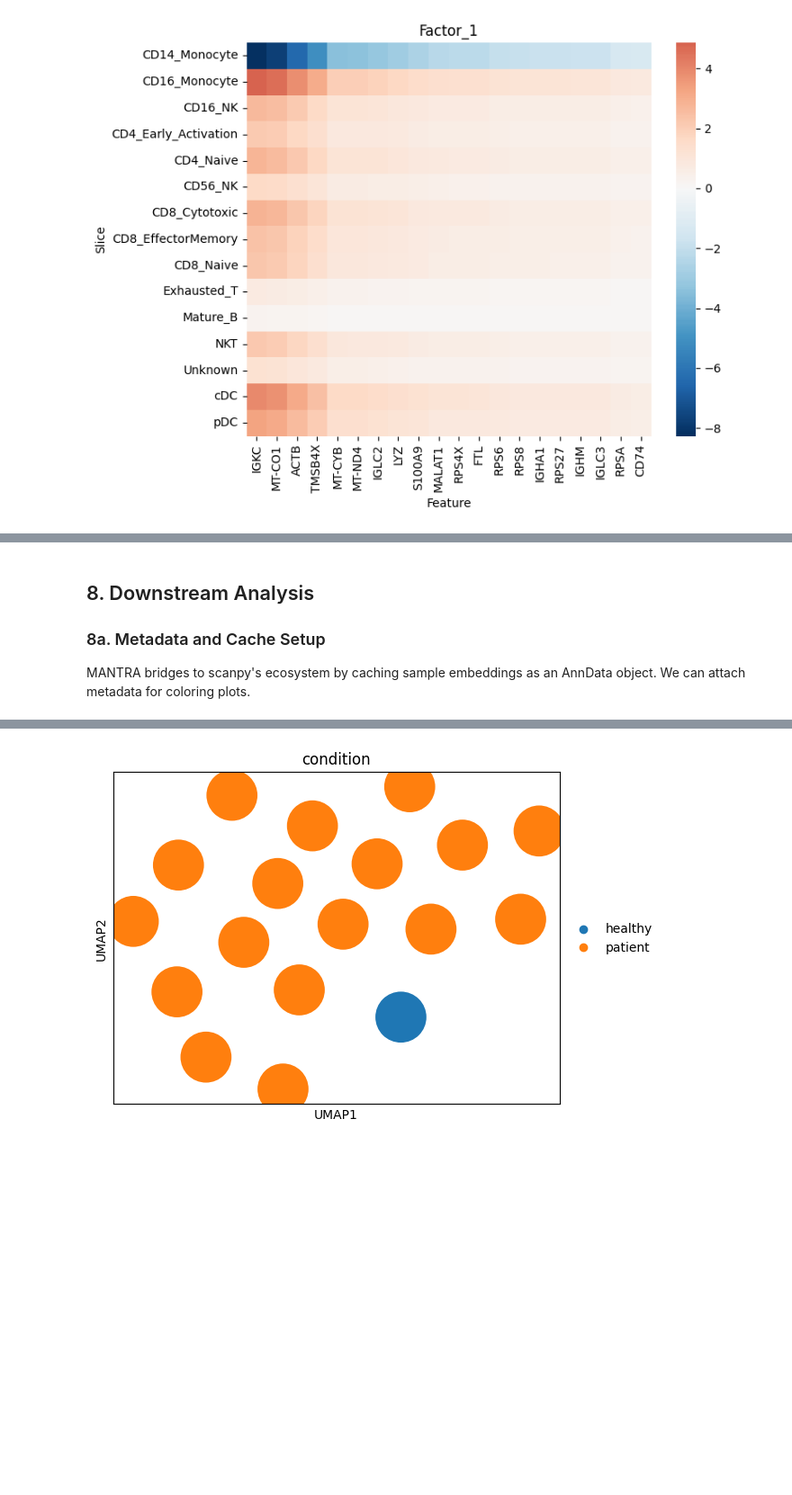
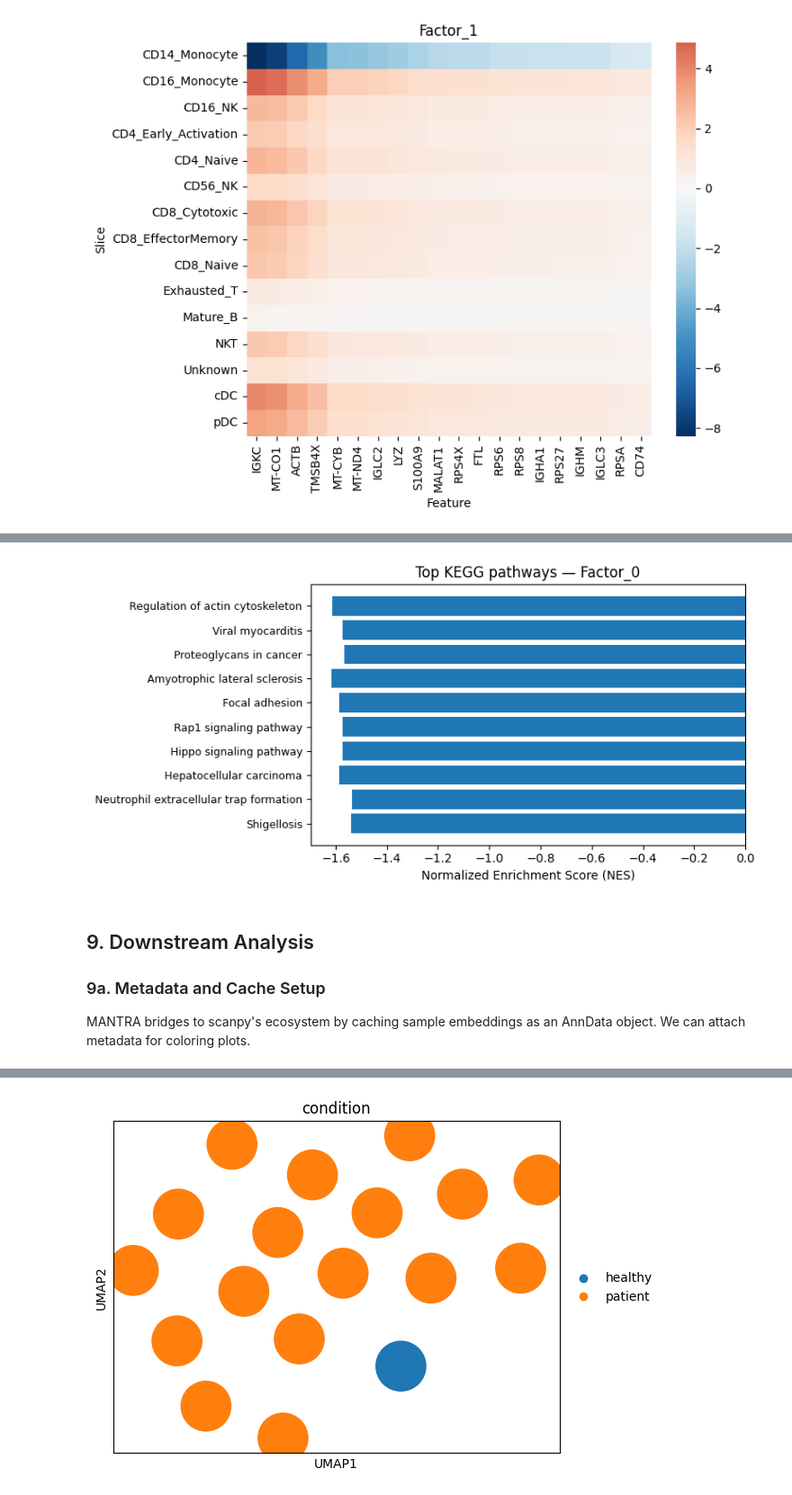
Before and after one commit to MLO-lab/MANTRA, a Jupyter notebook: tutorials/02_single_cell_rna.ipynb, the cells around one changed output, grey strips where cells are left out. Shown at 90% size. Drawn from its saved outputs; the diff is of its cells as text; code cells hidden in the pictures; blank space fills up the shorter version.

Commit message:
add gsea to notebook

```diff
--- a/tutorials/02_single_cell_rna.ipynb
+++ b/tutorials/02_single_cell_rna.ipynb
@@ -259,0 +290,12 @@ plt.show()
+# %%
+# Show top enriched pathways for the first factor
+first_factor = list(gsea_results.keys())[0]
+res_df = gsea_results[first_factor].copy()
+
+if len(res_df) > 0:
+    res_df["FDR q-val"] = res_df["FDR q-val"].astype(float)
+    top_terms = res_df.nsmallest(10, "FDR q-val")[["Term", "NES", "FDR q-val"]]
+    print(f"\nTop 10 enriched KEGG pathways for {first_factor}:")
+    print(top_terms.to_string(index=False))
+else:
+    print(f"No enrichment results for {first_factor}")
@@ -259,0 +315,29 @@ plt.show()
+# %%
+# Visualize top enriched pathways as a bar chart
+def plot_enrichment(result_df, factor_name, top_n=10):
+    """Plot top enriched pathways for a factor."""
+    df = result_df.copy()
+    if len(df) == 0:
+        print(f"No results for {factor_name}")
+        return
+    df["FDR q-val"] = df["FDR q-val"].astype(float)
+    df["NES"] = df["NES"].astype(float)
+    top = df.nsmallest(top_n, "FDR q-val")
+    if len(top) == 0:
+        return
+
+    fig, ax = plt.subplots(figsize=(8, max(3, len(top) * 0.4)))
+    colors = ["#d62728" if nes > 0 else "#1f77b4" for nes in top["NES"]]
+    ax.barh(range(len(top)), top["NES"].values, color=colors)
+    ax.set_yticks(range(len(top)))
+    ax.set_yticklabels(top["Term"].values, fontsize=9)
+    ax.set_xlabel("Normalized Enrichment Score (NES)")
+    ax.set_title(f"Top KEGG pathways — {factor_name}")
+    ax.invert_yaxis()
+    plt.tight_layout()
+    return fig
+
+fig = plot_enrichment(gsea_results[first_factor], first_factor)
+plt.show()
+# %% [output]
+[figure, added]
@@ -260,7 +351,7 @@ plt.show()
 # %% [markdown]
-## 8. Downstream Analysis
+## 9. Downstream Analysis
 
-### 8a. Metadata and Cache Setup
+### 9a. Metadata and Cache Setup
 
 MANTRA bridges to scanpy's ecosystem by caching sample embeddings as an
 AnnData object. We can attach metadata for coloring plots.
```
Also changed, not shown: parts of 12 cells of this notebook.
